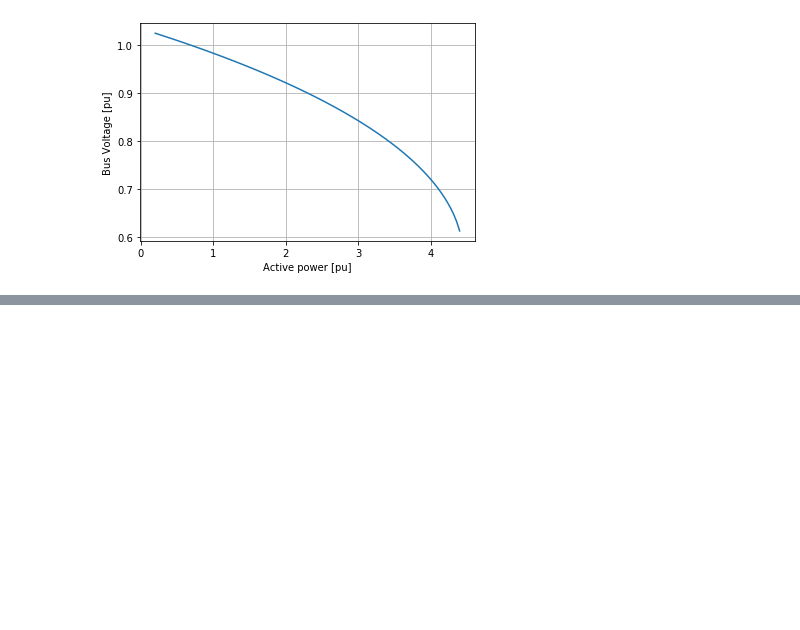
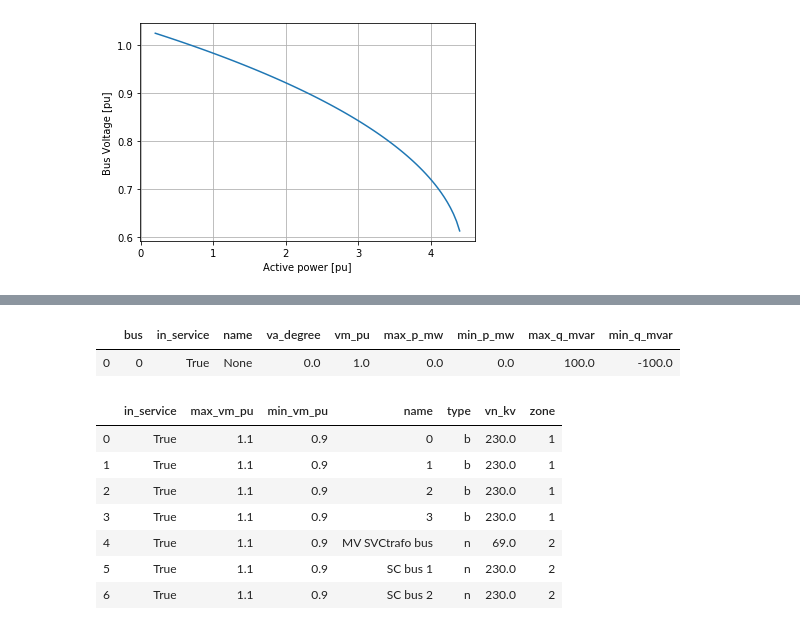
Before and after one commit to thediavel/RL-ThesisProject-ABB, a Jupyter notebook: TestNetwork1_v2.ipynb, the cells around one changed output, grey strips where cells are left out. Saved outputs shown, nothing was run; the diff lists cells and outputs as text; code cells hidden in the pictures; blank space fills up the shorter version.

```diff
--- a/TestNetwork1_v2.ipynb
+++ b/TestNetwork1_v2.ipynb
@@ -190,3 +254,5 @@ net.trafo.tap_pos[0] = 0
 # %%
 # Enabling the series compensation, False means enabled
-net.switch.at[1, 'closed'] = True
+net.switch.at[1, 'closed'] = False
+pp.runpp(net)
+net.res_bus
@@ -243,9 +267,0 @@ Name: loading_percent, dtype: float64
-# %%
-## LOAD INCREASE AT BUS 3!
-# Load scaling
-l_ind = 3
-l_p_mw = net.load.p_mw[l_ind]
-l_q_mvar = net.load.q_mvar[l_ind]
-l_scaling = 1.2
-net.load.p_mw[l_ind] = l_p_mw*l_scaling
-net.load.q_mvar[l_ind] = l_q_mvar*l_scaling
@@ -283,0 +287,16 @@ figMerge1 = MergeFig(NoseCurve1[1], NoseCurve1[2], 'No FACTS',
+# %%
+net.ext_grid
+# %% [output]
+|  | bus | in_service | name | va_degree | vm_pu | max_p_mw | min_p_mw | max_q_mvar | min_q_mvar |
+| 0 | 0 | True | None | 0.0 | 1.0 | 0.0 | 0.0 | 100.0 | -100.0 |
+# %%
+net.bus
+# %% [output]
+|  | in_service | max_vm_pu | min_vm_pu | name | type | vn_kv | zone |
+| 0 | True | 1.1 | 0.9 | 0 | b | 230.0 | 1 |
+| 1 | True | 1.1 | 0.9 | 1 | b | 230.0 | 1 |
+| 2 | True | 1.1 | 0.9 | 2 | b | 230.0 | 1 |
+| 3 | True | 1.1 | 0.9 | 3 | b | 230.0 | 1 |
+| 4 | True | 1.1 | 0.9 | MV SVCtrafo bus | n | 69.0 | 2 |
+| 5 | True | 1.1 | 0.9 | SC bus 1 | n | 230.0 | 2 |
+| 6 | True | 1.1 | 0.9 | SC bus 2 | n | 230.0 | 2 |
```
Also changed, not shown: parts of 30 cells of this notebook.
